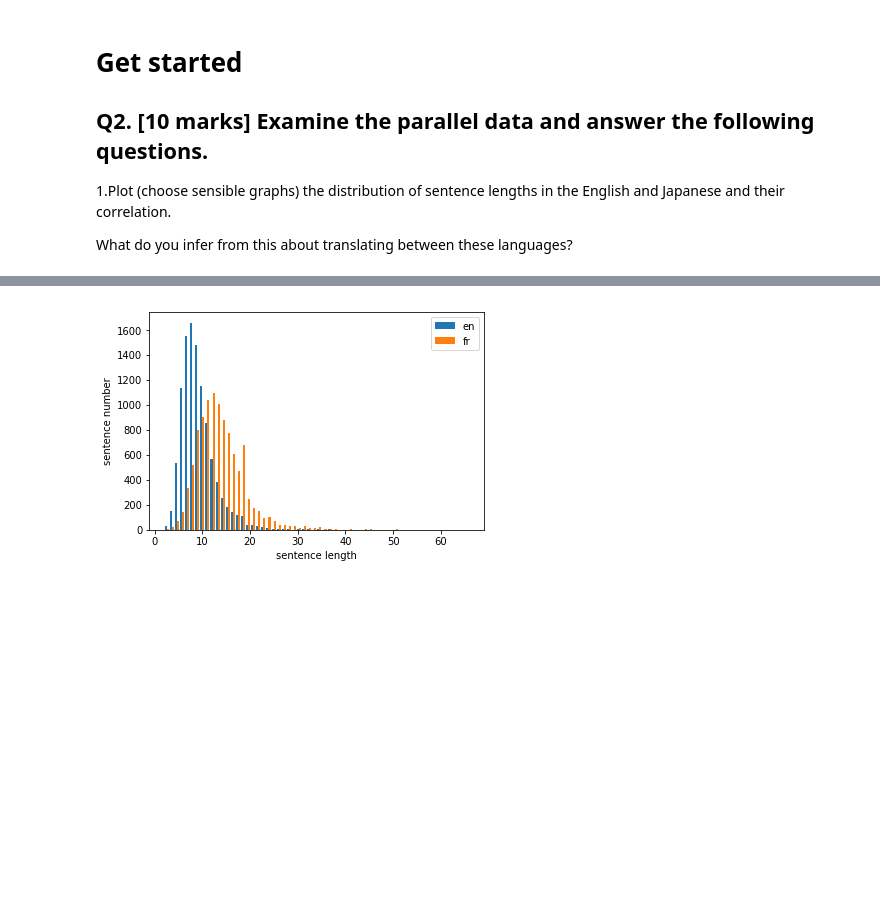
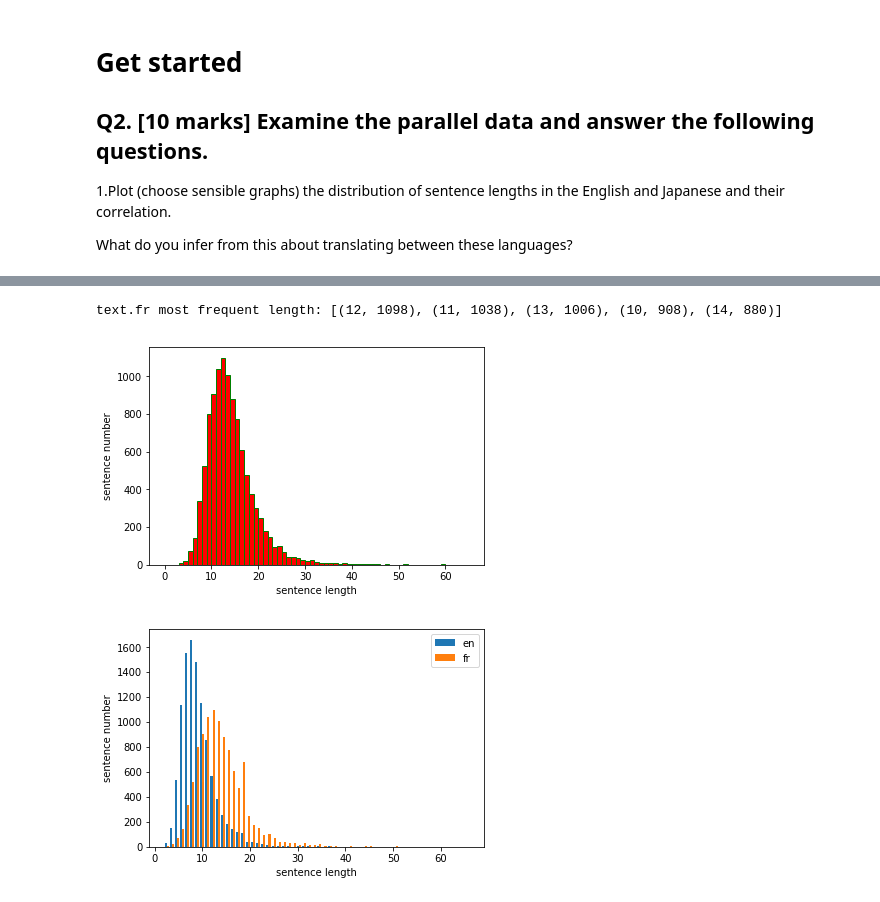
Before and after one commit to cyk1337/MT, a Jupyter notebook: NMT CW.ipynb, the cells around one changed output, grey strips where cells are left out. Cells and saved outputs as stored; diff of their text form; code cells hidden in the pictures; blank space fills up the shorter version.

Commit message:
plot

```diff
--- a/NMT CW.ipynb
+++ b/NMT CW.ipynb
@@ -18,7 +18,7 @@ data = os.path.join(work_dir, 'data')
 text_en = os.path.join(data, 'text.en')
 text_fr = os.path.join(data, 'text.fr')
 # %%
-def plot_distribution(text_, save_path=False, color='c', edgecolor="black"):
+def plot_distribution(text_, color='c', edgecolor="black", save_path=False,):
 
     with open(text_) as f:
         text_len = [len(line.split()) for line in f.readlines()]
@@ -39,3 +35,8 @@ TypeError: plot_distribution() got multiple values for argument 'save_path'
+# %%
+plot_distribution(text_fr, 'r', 'g', save_path='graph/Japanese_dist.pdf')
+# %% [output]
+text.fr most frequent length: [(12, 1098), (11, 1038), (13, 1006), (10, 908), (14, 880)]
+[figure, added]
 # %%
 with open(text_en) as f:
     en_len = [len(line.split()) for line in f.readlines()]
```
Also changed, not shown: parts of 2 cells of this notebook, 12 other files.
